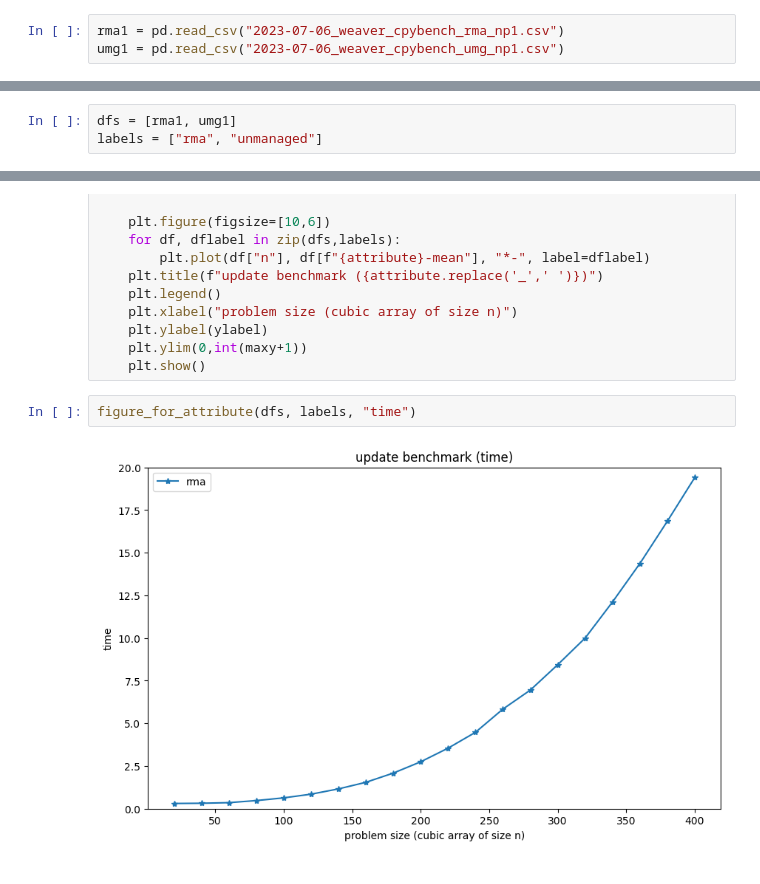
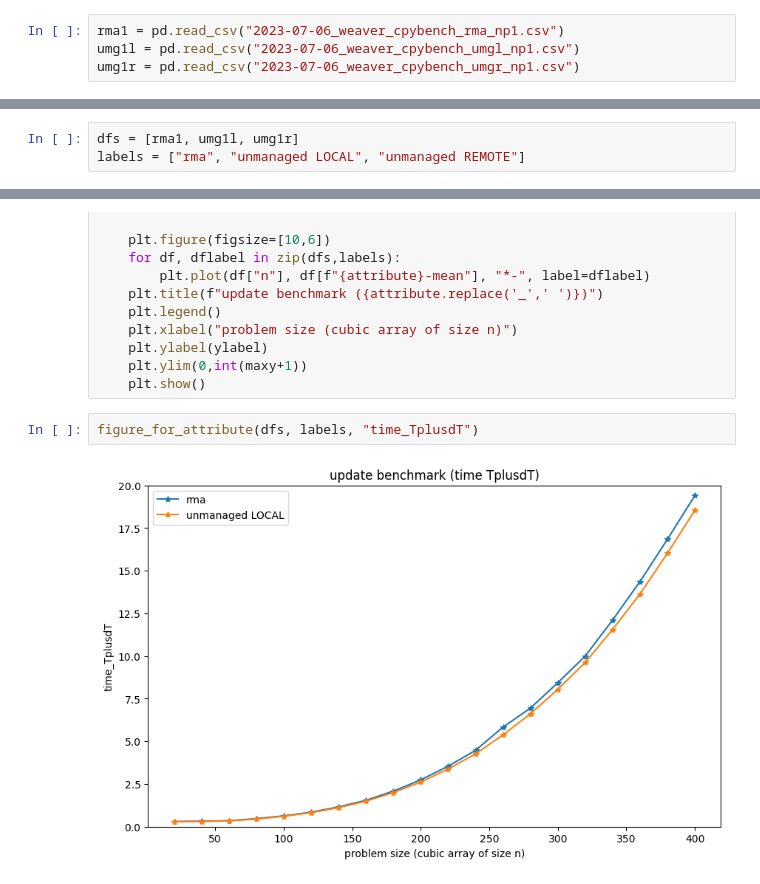
Before and after one commit to DSMishler/SANDIA-jupyterlite, a Jupyter notebook: content/benchmark_stream_update/stream_update.ipynb, the cells around one changed output, grey strips where cells are left out. Drawn from its saved outputs; the diff is of its cells as text.

Commit message:
local and remote unmanaged views

```diff
--- a/content/benchmark_stream_update/stream_update.ipynb
+++ b/content/benchmark_stream_update/stream_update.ipynb
@@ -3,7 +3,8 @@ import matplotlib.pyplot as plt
 import pandas as pd
 # %%
 rma1 = pd.read_csv("2023-07-06_weaver_cpybench_rma_np1.csv")
-umg1 = pd.read_csv("2023-07-06_weaver_cpybench_umg_np1.csv")
+umg1l = pd.read_csv("2023-07-06_weaver_cpybench_umgl_np1.csv")
+umg1r = pd.read_csv("2023-07-06_weaver_cpybench_umgr_np1.csv")
 # %%
 def calculate_new_attrs(df):
     df["size"] = df["n"]*df["n"]*df["n"]
@@ -15,6 +17,6 @@ calculate_new_attrs(umg1)
 # %%
-dfs = [rma1, umg1]
-labels = ["rma", "unmanaged"]
+dfs = [rma1, umg1l, umg1r]
+labels = ["rma", "unmanaged LOCAL", "unmanaged REMOTE"]
 # %%
 def figure_for_attribute(dfs, labels, attribute, ylabel = None):
     if ylabel is None:
@@ -42,9 +44,9 @@ def figure_for_attribute(dfs, labels, attribute, ylabel = None):
     plt.ylim(0,int(maxy+1))
     plt.show()
 # %%
-figure_for_attribute(dfs, labels, "time")
+figure_for_attribute(dfs, labels, "time_TplusdT")
 # %% [output]
-[figure, old version]
+[figure, new version]
 # %%
 figure_for_attribute(dfs, labels, "GUPs")
 # %% [output]
```
Also changed, not shown: parts of 3 cells of this notebook, 2 other files.
